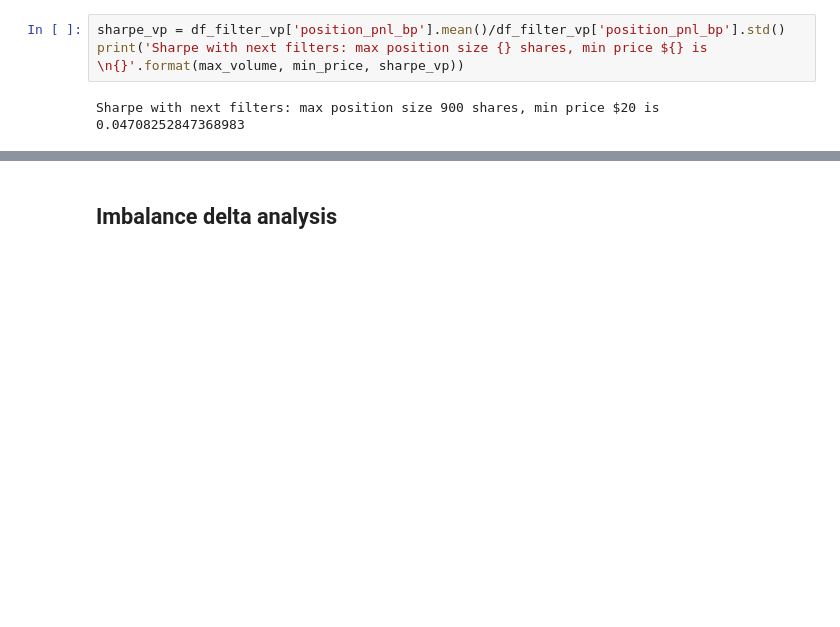
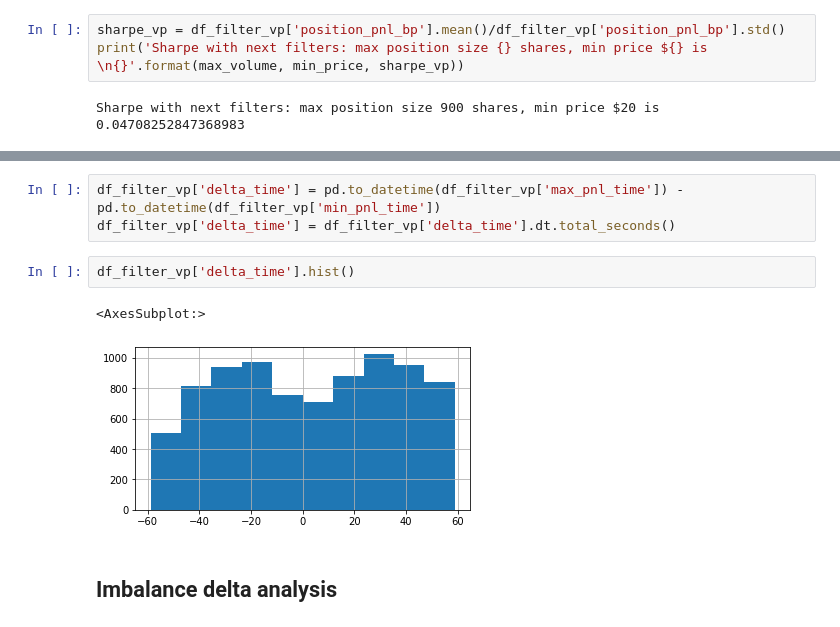
Before and after one commit to avoytkiv/moc_imbalance_flip, a Jupyter notebook: research/results.ipynb, the cells around one changed output, grey strips where cells are left out. Cells and saved outputs as stored; diff of their text form; blank space fills up the shorter version.

```diff
--- a/research/results.ipynb
+++ b/research/results.ipynb
@@ -174,3 +249,11 @@ Sharpe with next filters: max position size 900 shares, min price $20 is
+# %%
+df_filter_vp['delta_time'] = pd.to_datetime(df_filter_vp['max_pnl_time']) - pd.to_datetime(df_filter_vp['min_pnl_time'])
+df_filter_vp['delta_time'] = df_filter_vp['delta_time'].dt.total_seconds()
+# %%
+df_filter_vp['delta_time'].hist()
+# %% [output]
+<AxesSubplot:>
+[figure, added]
 # %% [markdown]
 ## Imbalance delta analysis
 # %% [markdown]
```
Also changed, not shown: parts of 16 cells of this notebook.
